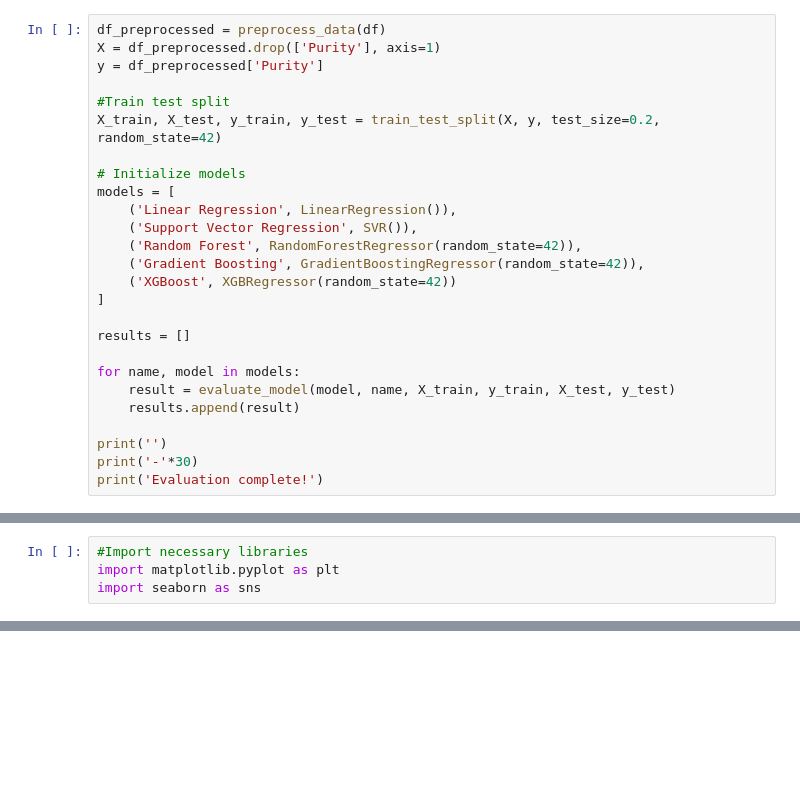
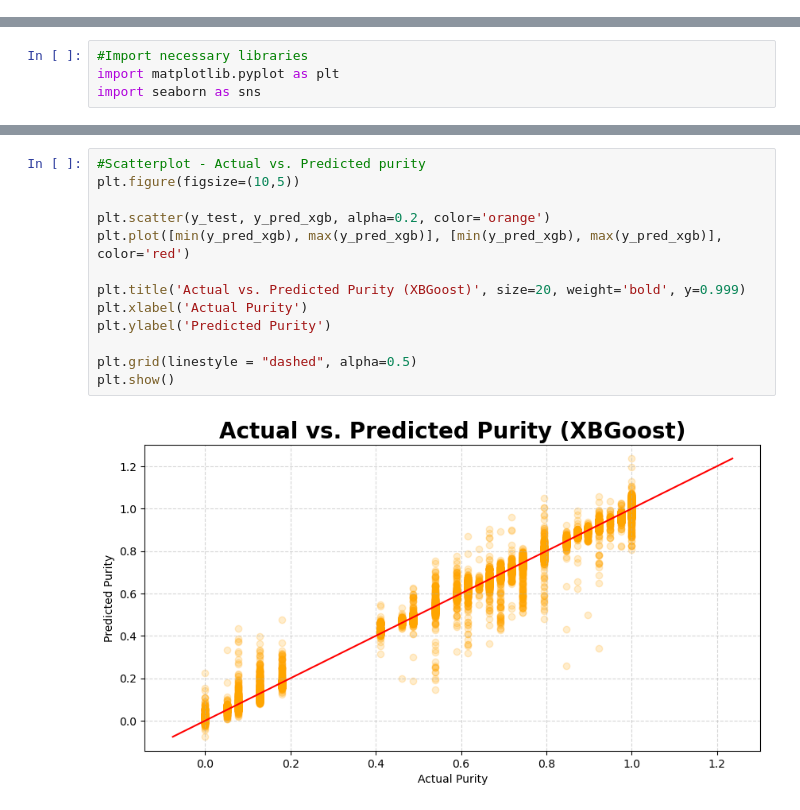
Before and after one commit to itsVarun20/Honey-purity-and-price-prediction, a Jupyter notebook: notebooks/Honey purity prediction.ipynb, the cells around one changed output, grey strips where cells are left out. Drawn from its saved outputs; the diff is of its cells as text; blank space fills up the shorter version.

Commit message:
Completed evaluation

```diff
--- a/notebooks/Honey purity prediction.ipynb
+++ b/notebooks/Honey purity prediction.ipynb
@@ -212,26 +125,0 @@ def evaluate_model(model, name, X_train, y_train, X_test, y_test):
-# %%
-df_preprocessed = preprocess_data(df)
-X = df_preprocessed.drop(['Purity'], axis=1)
-y = df_preprocessed['Purity']
-
-#Train test split
-X_train, X_test, y_train, y_test = train_test_split(X, y, test_size=0.2, random_state=42)
-
-# Initialize models
-models = [
-    ('Linear Regression', LinearRegression()),
-    ('Support Vector Regression', SVR()),
-    ('Random Forest', RandomForestRegressor(random_state=42)),
-    ('Gradient Boosting', GradientBoostingRegressor(random_state=42)),
-    ('XGBoost', XGBRegressor(random_state=42))
-]
-
-results = []
-
-for name, model in models:
-    result = evaluate_model(model, name, X_train, y_train, X_test, y_test)
-    results.append(result)
-
-print('')
-print('-'*30)
-print('Evaluation complete!')
@@ -356 +148,16 @@ plt.show()
+# %%
+#Scatterplot - Actual vs. Predicted purity
+plt.figure(figsize=(10,5))
+
+plt.scatter(y_test, y_pred_xgb, alpha=0.2, color='orange')
+plt.plot([min(y_pred_xgb), max(y_pred_xgb)], [min(y_pred_xgb), max(y_pred_xgb)], color='red')
+
+plt.title('Actual vs. Predicted Purity (XBGoost)', size=20, weight='bold', y=0.999)
+plt.xlabel('Actual Purity')
+plt.ylabel('Predicted Purity')
+
+plt.grid(linestyle = "dashed", alpha=0.5)
+plt.show()
+# %% [output]
+[figure, added]
 # %%
```
Also changed, not shown: parts of 31 cells of this notebook.
